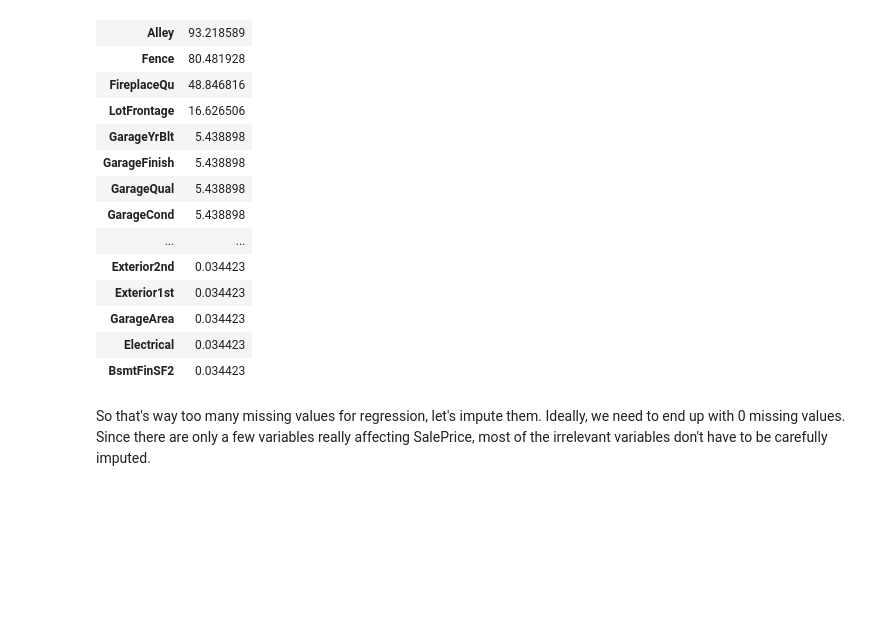
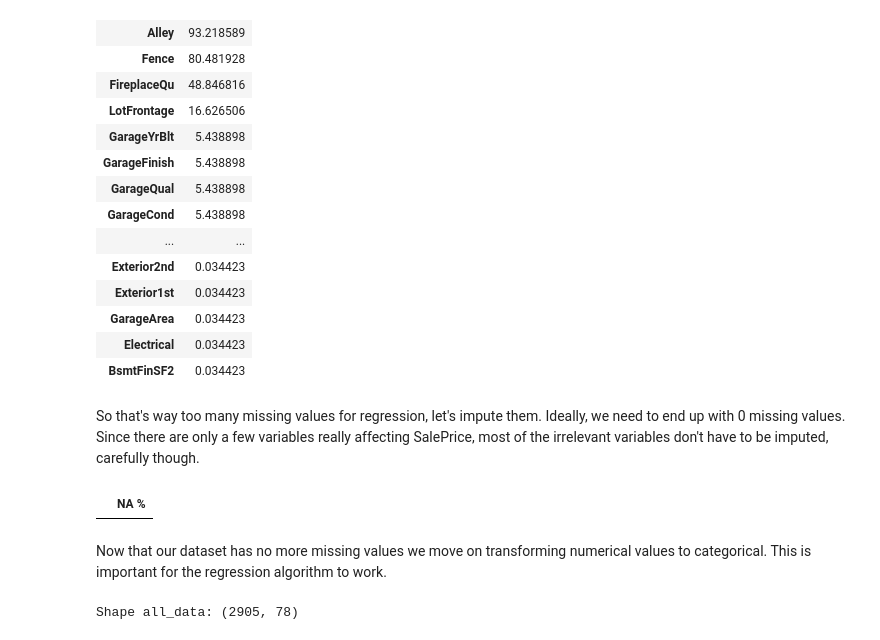
Before and after one commit to artemedius/repo, a Jupyter notebook: houseprice forecast/proj2.ipynb, the cells around one changed output. Drawn from its saved outputs; the diff is of its cells as text; code cells hidden in the pictures; blank space fills up the shorter version.

```diff
--- a/houseprice forecast/proj2.ipynb
+++ b/houseprice forecast/proj2.ipynb
@@ -213,4 +215,4 @@ na_df
 | BsmtFinSF2 | 0.034423 |
 # %% [markdown]
 So that's way too many missing values for regression, let's impute them. Ideally, we need to end up with 0 missing values.<br>
-Since there are only a few variables really affecting SalePrice, most of the irrelevant variables don't have to be carefully imputed.
+Since there are only a few variables really affecting SalePrice, most of the irrelevant variables don't have to be imputed, carefully though.
@@ -218,0 +219,73 @@ df["PoolQC"] = df["PoolQC"].fillna("None")
+# %%
+# For these attributes, nan = none, so no need to impute here
+empty = [
+    'PoolQC', 'MiscFeature', 'Alley', 'Fence', 'FireplaceQu',
+    'GarageType', 'GarageFinish', 'GarageQual', 'GarageCond',
+    'BsmtQual', 'BsmtCond', 'BsmtExposure', 'BsmtFinType1',
+    'BsmtFinType2', 'MasVnrType', 'MSSubClass'
+]
+
+# For these, missing values are likely to be 0, since they're absent in houses
+zeroes = [
+    'GarageYrBlt', 'GarageArea', 'GarageCars','BsmtFinSF1',
+    'BsmtFinSF2', 'BsmtUnfSF','TotalBsmtSF', 'BsmtFullBath',
+    'BsmtHalfBath', 'MasVnrArea'
+]
+
+# These have almost no missing values, we can substitute remaining missing values with the attribute's mode
+modes = [
+    'Electrical', 'KitchenQual', 'Exterior1st', 'Exterior2nd',
+    'SaleType', 'MSZoning'
+]
+
+for col in empty:
+    df[col] = df[col].fillna('None')
+
+for col in zeroes:
+    df[col] = df[col].fillna(0)
+
+for col in modes:
+    df[col] = df[col].fillna(df[col].mode()[0])
+
+# Dataset description says nan = 'typical'
+df["Functional"] = df["Functional"].fillna("Typ")
+
+# There is only one value in Utilities column with 'NoSewa', everything else is 'AllPub'
+# Since there is little variability in the attribute's distribution, it won't help with regression and we can safely drop it
+df = df.drop(['Utilities'], axis=1)
+
+# For LotFrontage, we can expect the houses' lots to be similar size in the same neighbourhood,
+# so arguably it is safe to impute the median for missing values
+df["LotFrontage"] = df.groupby("Neighborhood")["LotFrontage"].transform(
+    lambda x: x.fillna(x.median()))
+# %%
+#Check remaining missing values if any
+na_df(df)
+# %% [output]
+|  | NA % |
+# %% [markdown]
+Now that our dataset has no more missing values we move on transforming numerical values to categorical.
+This is important for the regression algorithm to work.
+# %%
+from sklearn.preprocessing import LabelEncoder
+
+df['MSSubClass'] = df['MSSubClass'].apply(str)
+df['OverallCond'] = df['OverallCond'].astype(str)
+
+df['YrSold'] = df['YrSold'].astype(str)
+df['MoSold'] = df['MoSold'].astype(str)
+
+cols = ('FireplaceQu', 'BsmtQual', 'BsmtCond', 'GarageQual', 'GarageCond',
+        'ExterQual', 'ExterCond','HeatingQC', 'PoolQC', 'KitchenQual', 'BsmtFinType1',
+        'BsmtFinType2', 'Functional', 'Fence', 'BsmtExposure', 'GarageFinish', 'LandSlope',
+        'LotShape', 'PavedDrive', 'Street', 'Alley', 'CentralAir', 'MSSubClass', 'OverallCond',
+        'YrSold', 'MoSold')
+# process columns, apply LabelEncoder to categorical features
+for c in cols:
+    lbl = LabelEncoder()
+    lbl.fit(list(df[c].values))
+    df[c] = lbl.transform(list(df[c].values))
+
+print('Shape all_data: {}'.format(df.shape))
+# %% [output]
+Shape all_data: (2905, 78)
```
Also changed, not shown: parts of 3 cells of this notebook.
